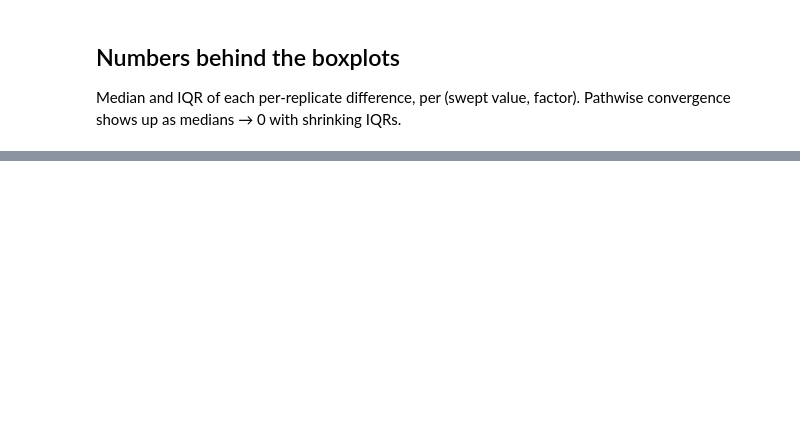
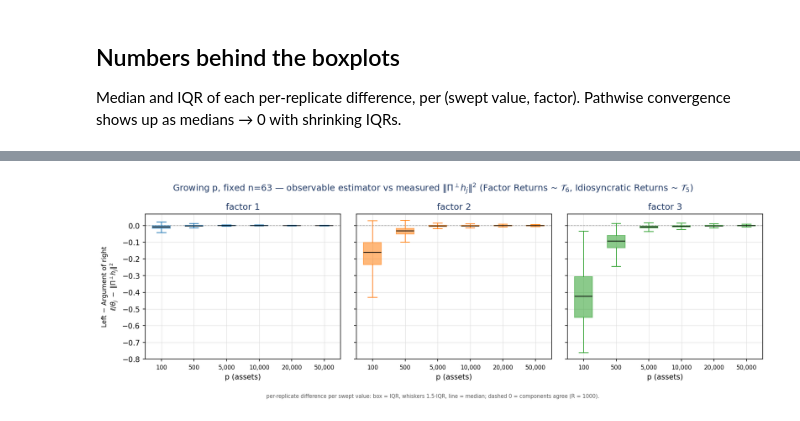
Before and after one commit to nlgac/factor_lab, a Jupyter notebook: ex-3_pathwise_formula31.ipynb, the cells around one changed output, grey strips where cells are left out. Cells and saved outputs as stored; diff of their text form; code cells hidden in the pictures; blank space fills up the shorter version.

```diff
--- a/ex-3_pathwise_formula31.ipynb
+++ b/ex-3_pathwise_formula31.ipynb
@@ -418,0 +569,50 @@ print(f"saved 4 figures (png+pdf) to {OUT_DIR}")
+# %%
+_DIFF_LEFT_ARG = ("diff_left_arg", "Left − Argument of right",
+                  r"$\ell/\theta_j\; -\; \Vert\Pi^{\perp}h_j\Vert^2$")
+
+def pathwise_boxplot_single(df, swept_key, *, suptitle=None, out_path=None):
+    """1×3: only the Left − Argument-of-right difference, one panel per factor.
+    Identical styling to pathwise_boxplot_grid_2 (same _np_gap_box_panel, dashed 0-line,
+    shared y across the three factor panels)."""
+    rf = add_pathwise_differences_2(df)
+    col_name, row_label, row_math = _DIFF_LEFT_ARG
+    factors = [1, 2, 3]
+    order = sorted(rf[swept_key].unique())
+    cats = [f"{v:,}" for v in order] if swept_key == "p" else [str(v) for v in order]
+    x = np.arange(len(order))
+    xlabel = "p (assets)" if swept_key == "p" else "n (periods)"
+
+    fig, axes = plt.subplots(1, 3, figsize=(13.3, 4.3), sharex=True, sharey=True)
+    fig.subplots_adjust(left=0.09, right=0.97, top=0.83, bottom=0.19, wspace=0.08)
+    for col, j in enumerate(factors):
+        ax = axes[col]
+        sub = rf[rf["j"] == j]
+        gaps = [sub.loc[sub[swept_key] == v, col_name].to_numpy() for v in order]
+        _np_gap_box_panel(ax, gaps, x, cats, _NP_COLORS[col])
+        ax.set_axisbelow(True)
+        ax.grid(True, color="0.85", lw=0.5)
+        ax.set_title(f"factor {j}", color=_NP_NAVY)
+        ax.set_xlabel(xlabel)
+    axes[0].set_ylabel(f"{row_label}\n{row_math}", fontsize=9)
+    if suptitle:
+        fig.suptitle(suptitle, color=_NP_NAVY, y=0.97)
+    fig.text(0.5, 0.02,
+             "per-replicate difference per swept value: box = IQR, whiskers 1.5·IQR, "
+             f"line = median; dashed 0 = components agree (R = {N_REPS}).",
+             ha="center", fontsize=7, color="0.35")
+    if out_path is not None:
+        fig.savefig(str(out_path), dpi=150, bbox_inches="tight")
+    return fig, axes
+
+
+_box1_p_png = OUT_DIR / "ex3_pathwise_boxplots_1row_growing_p.png"
+fig_box1_p, _ = pathwise_boxplot_single(
+    df_p, "p", out_path=str(_box1_p_png),
+    suptitle=rf"Growing p, fixed n=63 — observable estimator vs measured "
+             rf"$\Vert\Pi^{{\perp}}h_j\Vert^2$ (Factor Returns ~ {_ret_lab}, "
+             rf"Idiosyncratic Returns ~ {_idio_lab})")
+fig_box1_p.savefig(OUT_DIR / "ex3_pathwise_boxplots_1row_growing_p.pdf", bbox_inches="tight")
+display(Image(filename=str(_box1_p_png)))
+plt.close(fig_box1_p)
+# %% [output]
+[figure, added]
```
Also changed, not shown: parts of 15 cells of this notebook.
